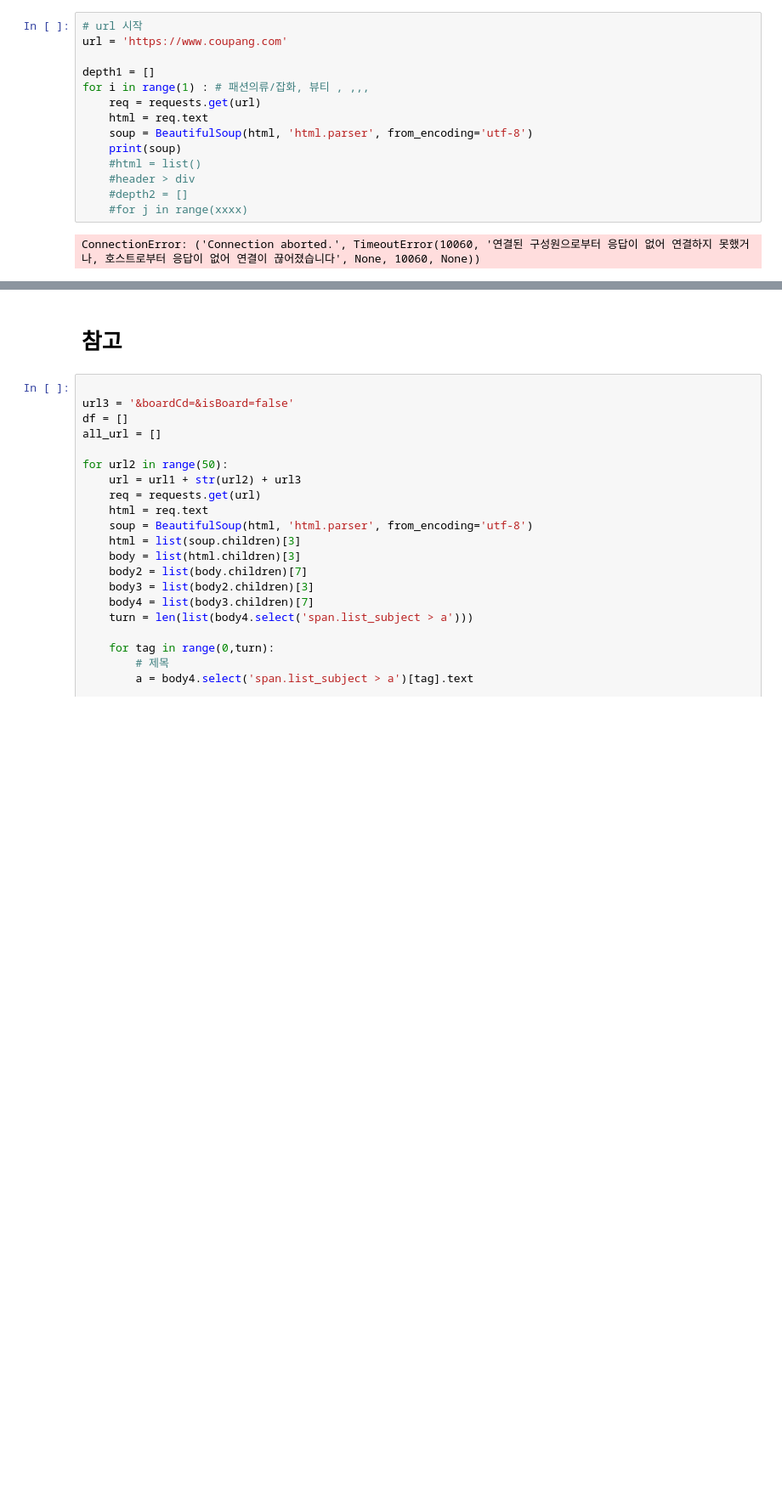
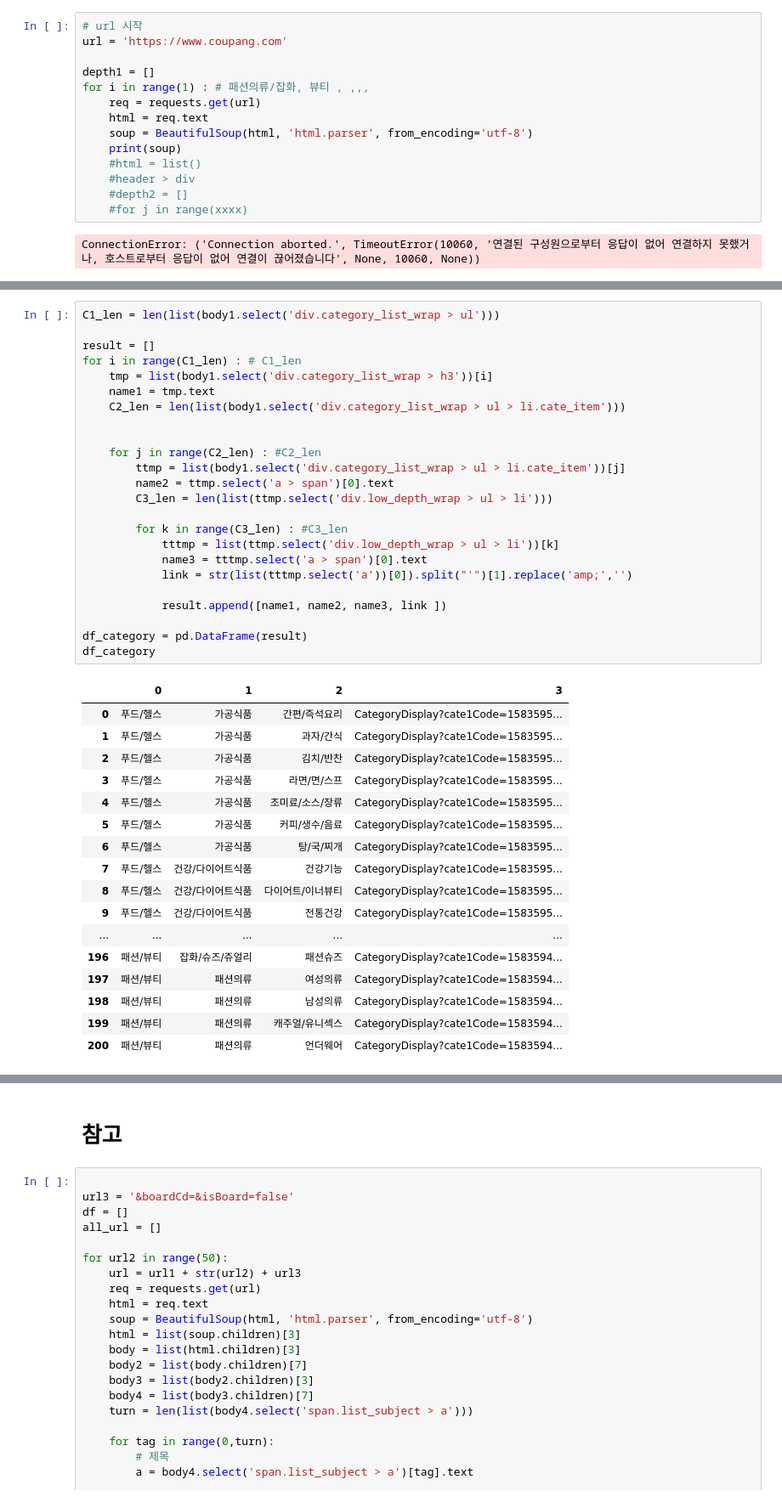
Before and after one commit to shp1204/WANPANMAN, a Jupyter notebook: crawling_.ipynb, the cells around one changed output, grey strips where cells are left out. Shown at 85% size. Saved outputs shown, nothing was run; the diff lists cells and outputs as text; blank space fills up the shorter version.

```diff
--- a/crawling_.ipynb
+++ b/crawling_.ipynb
@@ -129,0 +140,42 @@ ConnectionError: ('Connection aborted.', TimeoutError(10060, '연결된 구성
+# %%
+C1_len = len(list(body1.select('div.category_list_wrap > ul')))
+
+result = []
+for i in range(C1_len) : # C1_len
+    tmp = list(body1.select('div.category_list_wrap > h3'))[i]
+    name1 = tmp.text
+    C2_len = len(list(body1.select('div.category_list_wrap > ul > li.cate_item')))
+
+
+    for j in range(C2_len) : #C2_len
+        ttmp = list(body1.select('div.category_list_wrap > ul > li.cate_item'))[j]
+        name2 = ttmp.select('a > span')[0].text
+        C3_len = len(list(ttmp.select('div.low_depth_wrap > ul > li')))
+
+        for k in range(C3_len) : #C3_len
+            tttmp = list(ttmp.select('div.low_depth_wrap > ul > li'))[k]
+            name3 = tttmp.select('a > span')[0].text
+            link = str(list(tttmp.select('a'))[0]).split("'")[1].replace('amp;','')
+
+            result.append([name1, name2, name3, link ])
+
+df_category = pd.DataFrame(result)
+df_category
+# %% [output]
+|  | 0 | 1 | 2 | 3 |
+| 0 | 푸드/헬스 | 가공식품 | 간편/즉석요리 | CategoryDisplay?cate1Code=1583595... |
+| 1 | 푸드/헬스 | 가공식품 | 과자/간식 | CategoryDisplay?cate1Code=1583595... |
+| 2 | 푸드/헬스 | 가공식품 | 김치/반찬 | CategoryDisplay?cate1Code=1583595... |
+| 3 | 푸드/헬스 | 가공식품 | 라면/면/스프 | CategoryDisplay?cate1Code=1583595... |
+| 4 | 푸드/헬스 | 가공식품 | 조미료/소스/장류 | CategoryDisplay?cate1Code=1583595... |
+| 5 | 푸드/헬스 | 가공식품 | 커피/생수/음료 | CategoryDisplay?cate1Code=1583595... |
+| 6 | 푸드/헬스 | 가공식품 | 탕/국/찌개 | CategoryDisplay?cate1Code=1583595... |
+| 7 | 푸드/헬스 | 건강/다이어트식품 | 건강기능 | CategoryDisplay?cate1Code=1583595... |
+| 8 | 푸드/헬스 | 건강/다이어트식품 | 다이어트/이너뷰티 | CategoryDisplay?cate1Code=1583595... |
+| 9 | 푸드/헬스 | 건강/다이어트식품 | 전통건강 | CategoryDisplay?cate1Code=1583595... |
+| ... | ... | ... | ... | ... |
+| 196 | 패션/뷰티 | 잡화/슈즈/쥬얼리 | 패션슈즈 | CategoryDisplay?cate1Code=1583594... |
+| 197 | 패션/뷰티 | 패션의류 | 여성의류 | CategoryDisplay?cate1Code=1583594... |
+| 198 | 패션/뷰티 | 패션의류 | 남성의류 | CategoryDisplay?cate1Code=1583594... |
+| 199 | 패션/뷰티 | 패션의류 | 캐주얼/유니섹스 | CategoryDisplay?cate1Code=1583594... |
+| 200 | 패션/뷰티 | 패션의류 | 언더웨어 | CategoryDisplay?cate1Code=1583594... |
```
Also changed, not shown: parts of 5 cells of this notebook, 1 other file.
